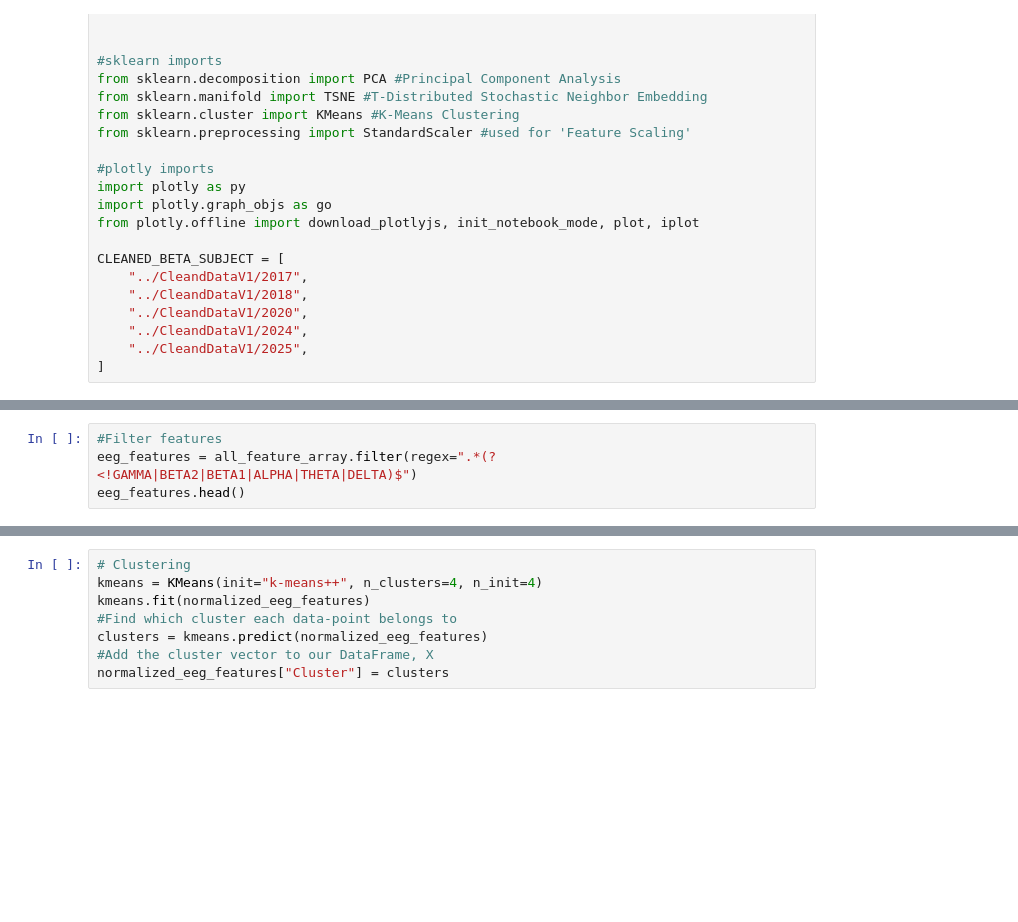
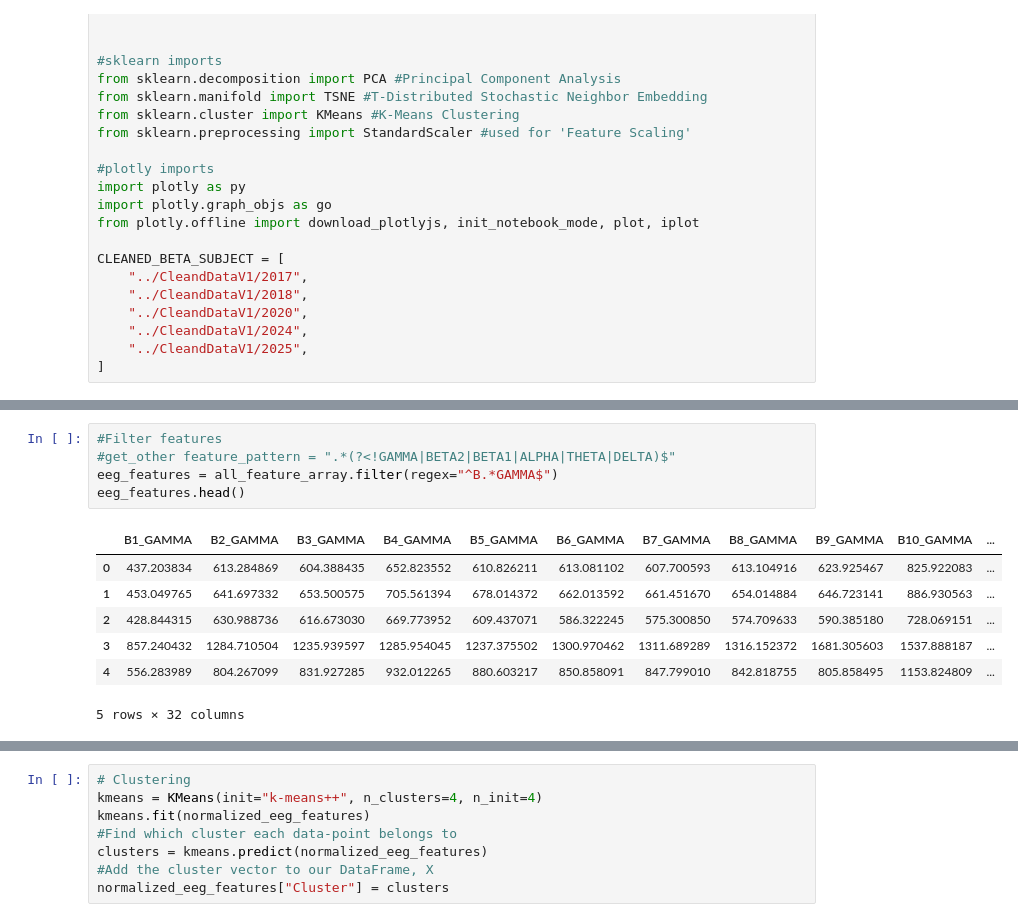
Before and after one commit to ti55987/MM_UCSF, a Jupyter notebook: analysis/clustering_visualization.ipynb, the cells around one changed output, grey strips where cells are left out. Drawn from its saved outputs; the diff is of its cells as text; blank space fills up the shorter version.

```diff
--- a/analysis/clustering_visualization.ipynb
+++ b/analysis/clustering_visualization.ipynb
@@ -48,7 +50,16 @@ print(all_feature_array.shape, len(feature_names), len(label_list))
 # %%
 #Filter features
-eeg_features = all_feature_array.filter(regex=".*(?<!GAMMA|BETA2|BETA1|ALPHA|THETA|DELTA)$")
+#get_other feature_pattern = ".*(?<!GAMMA|BETA2|BETA1|ALPHA|THETA|DELTA)$"
+eeg_features = all_feature_array.filter(regex="^B.*GAMMA$")
 eeg_features.head()
+# %% [output]
+|  | B1_GAMMA | B2_GAMMA | B3_GAMMA | B4_GAMMA | B5_GAMMA | B6_GAMMA | B7_GAMMA | B8_GAMMA | B9_GAMMA | B10_GAMMA | ... |
+| 0 | 437.203834 | 613.284869 | 604.388435 | 652.823552 | 610.826211 | 613.081102 | 607.700593 | 613.104916 | 623.925467 | 825.922083 | ... |
+| 1 | 453.049765 | 641.697332 | 653.500575 | 705.561394 | 678.014372 | 662.013592 | 661.451670 | 654.014884 | 646.723141 | 886.930563 | ... |
+| 2 | 428.844315 | 630.988736 | 616.673030 | 669.773952 | 609.437071 | 586.322245 | 575.300850 | 574.709633 | 590.385180 | 728.069151 | ... |
+| 3 | 857.240432 | 1284.710504 | 1235.939597 | 1285.954045 | 1237.375502 | 1300.970462 | 1311.689289 | 1316.152372 | 1681.305603 | 1537.888187 | ... |
+| 4 | 556.283989 | 804.267099 | 831.927285 | 932.012265 | 880.603217 | 850.858091 | 847.799010 | 842.818755 | 805.858495 | 1153.824809 | ... |
+5 rows × 32 columns
 # %%
 #Initialize our scaler
 scaler = StandardScaler()
```
Also changed, not shown: parts of 7 cells of this notebook, 5 other files.
